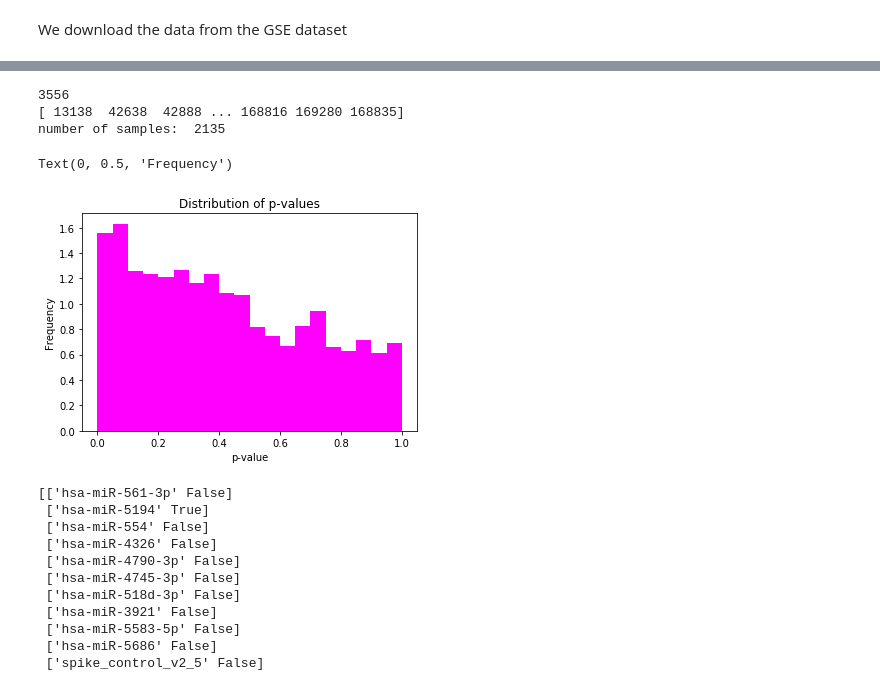
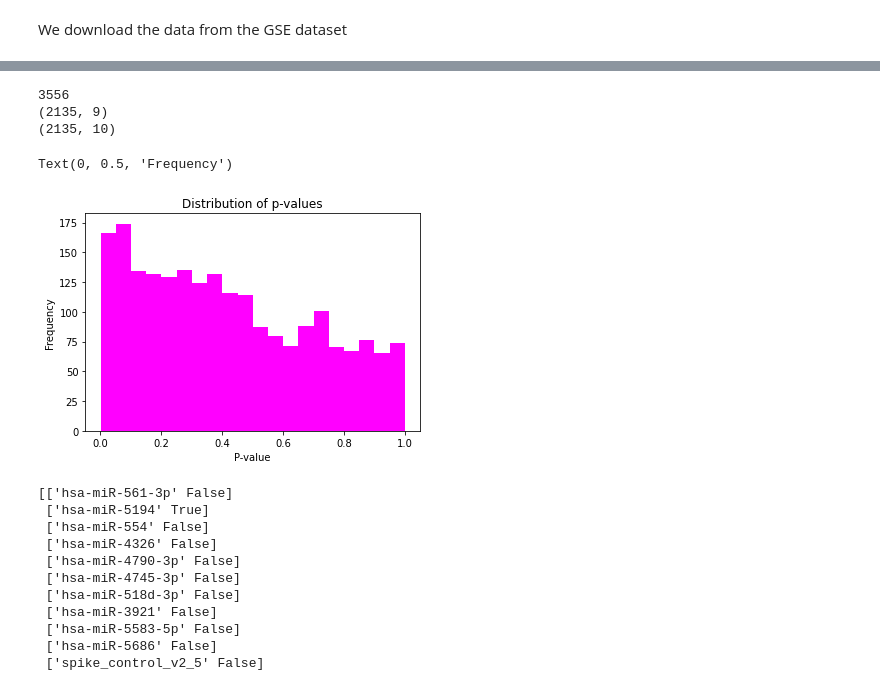
Before and after one commit to JulianKnodt/alzheimer_analysis, a Jupyter notebook: CrossAnalysis.ipynb, the cells around one changed output, grey strips where cells are left out. Drawn from its saved outputs; the diff is of its cells as text; code cells hidden in the pictures.

```diff
--- a/CrossAnalysis.ipynb
+++ b/CrossAnalysis.ipynb
@@ -64,15 +64,23 @@ for i in np.arange(len(values2[:, 0])):
 values2 = np.delete(values2, nan_array, axis = 0)
 ids2 = np.delete(ids2, nan_array, axis = 0)
 
-#print(gse2.gpls['GPL18058'].table)
 raw_data2 = gse2.gpls['GPL18058'].table
-#print(raw_data2)
 raw_data2 = raw_data2[pd.notna(raw_data2['Human_miRNA'])]
 raw_ids2 = raw_data2['ID'].to_numpy()
 
 mirna_idxs2 = [i for i, x in enumerate(ids2) if np.any(raw_ids2 == x)]
 mirna_ids2 = ids2[mirna_idxs2]
 values2 = values2[mirna_idxs2]
+
+
+raw_data2_masks = [raw_data2['ID'].to_numpy() == id for id in mirna_ids2]
+end_mask = None
+for raw_data2_mask in raw_data2_masks:
+    end_mask = raw_data2_mask if end_mask is None else (end_mask | raw_data2_mask)
+
+raw_data2 = raw_data2[end_mask]
+print(raw_data2.shape)
+print(values2.shape)
 
 mask2 = np.broadcast_to(c2, (len(values2), 10))
 
@@ -91,42 +99,40 @@ sorted_ids2 = ids2[order2]
 
 sorted_pvalues2 = np.copy(f_stats2.pvalue)
 sorted_pvalues2.sort()
-
-print("number of samples: ", len(f_stats2.pvalue))
 # %% [output]
 3556
-[ 13138  42638  42888 ... 168816 169280 168835]
-number of samples:  2135
+(2135, 9)
+(2135, 10)
 # %%
 signifs2 = []
 mirna_signif_ids2 = []
 for sig_id2 in signif_ids2:
     if not any(raw_data2["ID"] == sig_id2):
         continue
     signifs2.append(raw_data2[raw_data2["ID"] == sig_id2])
     mirna_signif_ids2.append(sig_id2)
 
 signifs2 = pd.concat(signifs2)
 mirna_signif_id_mask2 = [np.nonzero(mirna_ids2 == i)[0][0] for i in mirna_signif_ids2] #watch
 
 signifs2.insert(0, "P-value", f_stats2.pvalue[mirna_signif_id_mask2])
 
 signif_indices2 = []
 for i in np.arange(len(f_stats2.pvalue)):
     if f_stats2.pvalue[i] < alpha2:
         signif_indices2.append(i)
 
 # Plotting distribution of p-values
-plt.hist(sorted_pvalues2, bins = 20, color = 'magenta', density = True)
+plt.hist(sorted_pvalues2, bins = 20, color = 'magenta')
 plt.title('Distribution of p-values')
-plt.xlabel('p-value')
+plt.xlabel('P-value')
 plt.ylabel('Frequency')
 
 #mirna_mask2 = signifs2['Sequence Type'] == 'miRNA'
 #mirna_signifs2 = signifs2[mirna_mask]
 # %% [output]
 Text(0, 0.5, 'Frequency')
-[figure, old version]
+[figure, new version]
 # %%
 regulations2 = np.mean(samples2, axis=-1) > np.mean(controls2, axis=-1)
 
```
Also changed, not shown: parts of 25 cells of this notebook.
